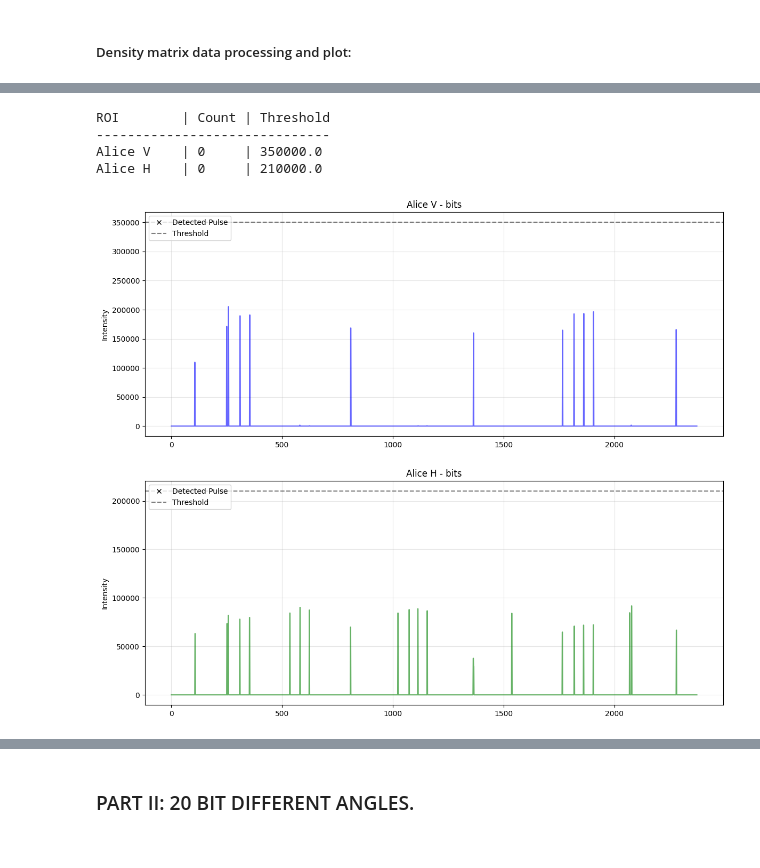
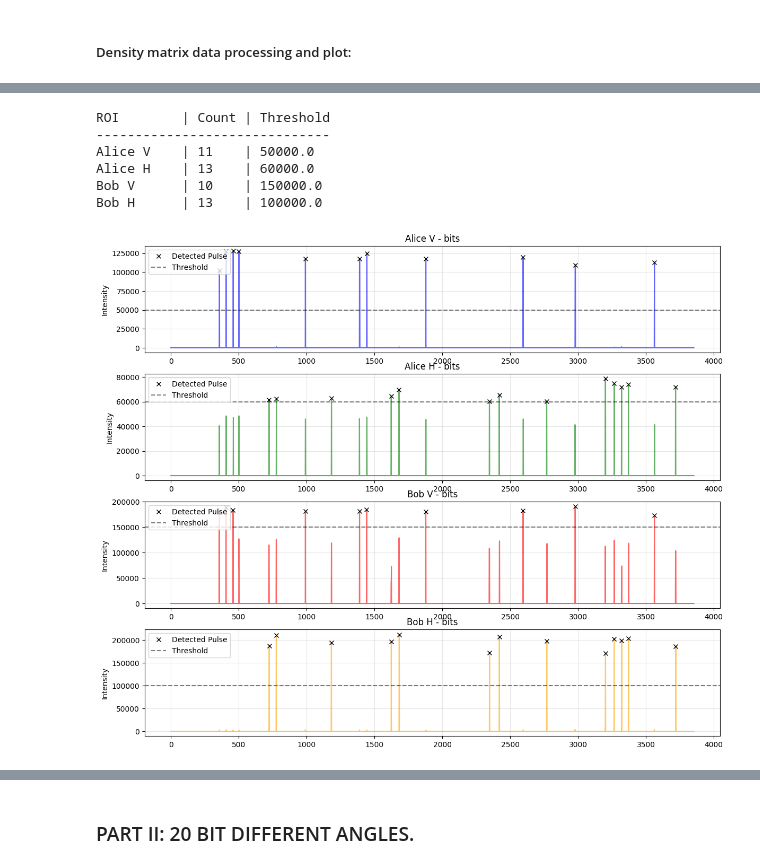
Before and after one commit to zivschoenfeld/quantom-tomography-visualised-in-classical-system, a Jupyter notebook: code.ipynb, the cells around one changed output, grey strips where cells are left out. Drawn from its saved outputs; the diff is of its cells as text; code cells hidden in the pictures.

```diff
--- a/code.ipynb
+++ b/code.ipynb
@@ -306,9 +299,9 @@ bit_list_25 = df_bit_25[0].tolist()
 bit_list_50 = df_bit_50[0].tolist()
 # %%
 # --- SETTINGS ---
-video_path = r"ALPHA 0/67.5.mp4"
+video_path = r"ZIV AND TOMER PART 1\25 bit measurments.mp4"
 RESIZE_FACTOR = 0.5  # Resize window to 50% for selection
-ROI_COUNT = 2  # How many areas you want to select
+ROI_COUNT = 4  # How many areas you want to select
 
 if not os.path.exists(video_path):
     print("Error: File not found.")
@@ -320,7 +313,6 @@ if not ret:
     print("Could not read the video.")
     exit()
 
-"""
 if "10" in video_path:
     bit_list = bit_list_10
 
@@ -339,8 +331,8 @@ for i in bit_list:
         V_num += 1
     else:
         print("BIT LIST CONTAINS VALUES THAT ARE NOT 1 OR 0")
-"""
-# --- 1. RESIZE FOR SELECTION ---
+
+# --- RESIZE FOR SELECTION ---
 
 height, width = first_frame.shape[:2]
 new_width = int(width * RESIZE_FACTOR)
@@ -369,13 +369,13 @@ Please select 2 different areas.
 # %%
 # --- CONFIGURATION ---
-# Adjust these based on your signal noise.
+
 # distance=10 means peaks must be at least 10 frames apart to be distinct.
 PEAK_DISTANCE = 10
 
 
 # Thresholds (Order: Alice V, Alice H, Bob V, Bob H)
 # Ensure these match the order of your ROI selection labels
-thresholds = [350000.0, 210000.0, 250000.0, 100000.0]
+thresholds = [50000.0, 60000.0, 150000.0, 100000.0]
 
 # --- switching bob V and H ---
 half_wave = True
@@ -395,40 +395,39 @@ print("-" * 30)
 
 plt.figure(figsize=(14, 12))
 
 for i in range(ROI_COUNT):
     signal_data = np.array(results[i])
-
-    # --- 1. ROBUST PEAK FINDING (Replaces the crashing loop) ---
-    # height: only counts if above threshold
-    # distance: skips neighbor frames if they are part of the same pulse
+    #  filtering peaks to set distance between one another and threshhold height
     peaks_x, properties = find_peaks(
         signal_data, height=thresholds[i], distance=PEAK_DISTANCE
     )
 
-    peak_indices.append(peaks_x)  # Save frame numbers for coincidence check later
+    peak_indices.append(peaks_x)  # Saving frame number
 
     print(f"{roi_labels[i]:<10} | {len(peaks_x):<5} | {thresholds[i]:<10}")
 
-    # --- 2. PLOTTING ---
+    # --- PLOTTING ---
     plt.subplot(ROI_COUNT, 1, i + 1)
     plt.plot(signal_data, color=colors[i], alpha=0.6)
     plt.plot(peaks_x, signal_data[peaks_x], "x", color="black", label="Detected Pulse")
     plt.axhline(thresholds[i], color="k", linestyle="--", alpha=0.5, label="Threshold")
     plt.ylabel("Intensity")
     plt.title(f"{roi_labels[i]} - bits")
     plt.legend(loc="upper left")
     plt.grid(True, alpha=0.3)
 
 
 def plot():
     plt.xlabel("Frame Number")
     plt.tight_layout()
     plt.savefig("measurments and peaks -  bits")
     plt.show()
 # %% [output]
 ROI        | Count | Threshold
 ------------------------------
-Alice V    | 0     | 350000.0
-Alice H    | 0     | 210000.0
+Alice V    | 11    | 50000.0
+Alice H    | 13    | 60000.0
+Bob V      | 10    | 150000.0
+Bob H      | 13    | 100000.0
-[figure, old version]
+[figure, new version]
 # %%
```
Also changed, not shown: parts of 10 cells of this notebook.
